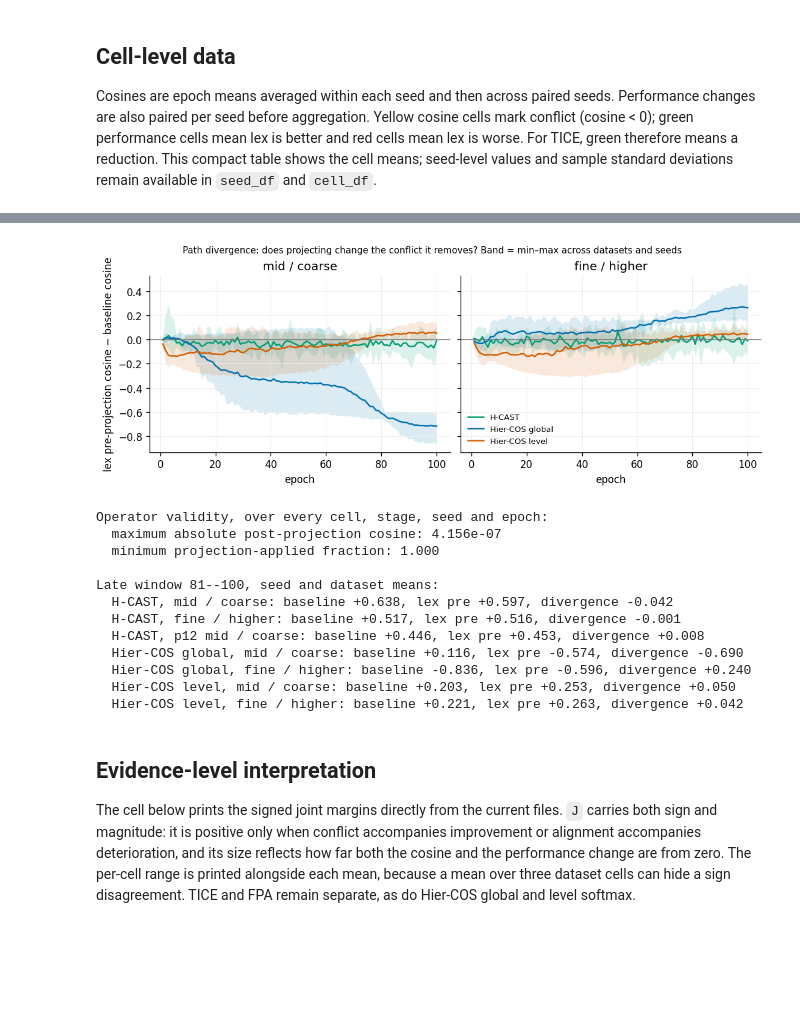
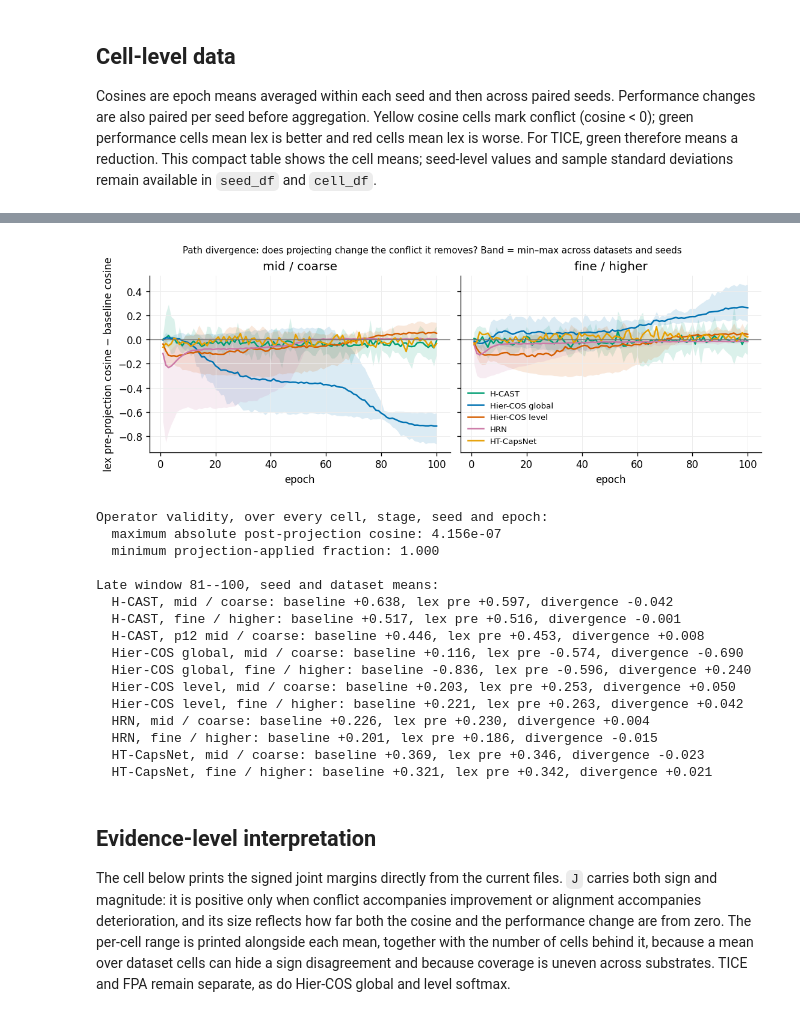
Before and after one commit to Gianma23/lexicographic_deep_learning_detailed_study, a Jupyter notebook: notebooks/lex_gradient_conflict.ipynb, the cells around one changed output, grey strips where cells are left out. Saved outputs shown, nothing was run; the diff lists cells and outputs as text; code cells hidden in the pictures; blank space fills up the shorter version.

```diff
--- a/notebooks/lex_gradient_conflict.ipynb
+++ b/notebooks/lex_gradient_conflict.ipynb
@@ -357,7 +427,7 @@ window_stage_style = {
     'fine / higher': {'color': '#D55E00', 'marker': 's'},
 }
 window_outcomes = {label: outcome_labels[label] for label in JOINT_RESPONSES}
-for substrate in ['H-CAST', 'Hier-COS global', 'Hier-COS level']:
+for substrate in substrate_order(sensitivity_view):
     substrate_rows = sensitivity_view[sensitivity_view['substrate'] == substrate]
     margin_limit = 1.1 * max(
         substrate_rows['max_joint_margin'].max(),
@@ -385,8 +455,7 @@ for substrate in ['H-CAST', 'Hier-COS global', 'Hier-COS level']:
         axis.set_ylim(-margin_limit, margin_limit)
         axis.set_ylabel('mean signed joint margin J (pp)')
         axis.set_xlabel('baseline-cosine epoch window')
-        scope_suffix = ' (package effect)' if substrate == 'H-CAST' else ''
-        axis.set_title(f'{substrate}{scope_suffix} — {response_label}')
+        axis.set_title(f'{substrate}{scope_suffix(substrate)} — {response_label}')
         axis.grid(axis='y', color='0.9', linewidth=0.7)
         axis.legend(frameon=False, title='band: min–max across dataset cells', title_fontsize=7)
         plt.show()
@@ -460,19 +533,22 @@ arm_style = {
     'baseline': {'color': '#0072B2', 'label': 'baseline run'},
     'lex_pre': {'color': '#D55E00', 'label': 'lex, pre-projection'},
 }
-dataset_order = ['CIFAR-100', 'CUB-200', 'Aircraft']
+dataset_order = sorted(DATASET_RANK, key=DATASET_RANK.get)
 stage_order = ['mid / coarse', 'fine / higher', 'p12 mid / coarse']
 
-for substrate in ['H-CAST', 'Hier-COS global', 'Hier-COS level']:
+for substrate in substrate_order(curves):
     substrate_curves = curves[curves['substrate'] == substrate]
     stages = [stage for stage in stage_order if stage in set(substrate_curves['stage'])]
+    # Only the datasets with a completed pair get a column, so a substrate with
+    # partial coverage is drawn narrower instead of showing empty panels.
+    datasets = [dataset for dataset in dataset_order if dataset in set(substrate_curves['dataset'])]
     figure, axes = plt.subplots(
-        len(stages), len(dataset_order),
-        figsize=(10.0, 2.35 * len(stages) + 0.5),
+        len(stages), len(datasets),
+        figsize=(3.4 * len(datasets) + 0.2, 2.35 * len(stages) + 0.5),
         sharex=True, sharey='row', squeeze=False, constrained_layout=True,
     )
     for row_index, stage in enumerate(stages):
-        for column_index, dataset in enumerate(dataset_order):
+        for column_index, dataset in enumerate(datasets):
             axis = axes[row_index][column_index]
             panel = substrate_curves[
                 (substrate_curves['stage'] == stage)
@@ -502,9 +578,8 @@ for substrate in ['H-CAST', 'Hier-COS global', 'Hier-COS level']:
                 axis.set_xlabel('epoch')
     handles, labels = axes[0][0].get_legend_handles_labels()
     figure.legend(handles, labels, loc='outside lower center', ncols=3, frameon=False, fontsize=8)
-    scope_suffix = ' (package effect)' if substrate == 'H-CAST' else ''
     figure.suptitle(
-        f'{substrate}{scope_suffix} — cosine trajectories; band = min–max across seeds',
+        f'{substrate}{scope_suffix(substrate)} — cosine trajectories; band = min–max across seeds',
         fontsize=10,
     )
     plt.show()
@@ -521,9 +598,13 @@ divergence_curves = trajectory_df.groupby(['substrate', 'stage', 'epoch']).agg(
 ).reset_index()
 
 shared_stages = ['mid / coarse', 'fine / higher']
+divergence_style = {
+    substrate: SUBSTRATE_STYLES[substrate]
+    for substrate in substrate_order(divergence_curves)
+}
 figure, axes = plt.subplots(1, 2, figsize=(9.2, 3.4), sharex=True, sharey=True, constrained_layout=True)
 for axis, stage in zip(axes, shared_stages):
-    for substrate, style in model_style.items():
+    for substrate, style in divergence_style.items():
         panel = divergence_curves[
             (divergence_curves['substrate'] == substrate)
             & (divergence_curves['stage'] == stage)
@@ -533,34 +614,34 @@ for axis, stage in zip(axes, shared_stages):
             color=style['color'], alpha=0.14, linewidth=0,
         )
         axis.plot(panel['epoch'], panel['mean_divergence'], color=style['color'],
                   linewidth=1.5, label=substrate)
     axis.axhline(0, color='0.45', linewidth=0.8)
     axis.set_title(stage)
     axis.set_xlabel('epoch')
     axis.grid(color='0.93', linewidth=0.6)
 axes[0].set_ylabel('lex pre-projection cosine − baseline cosine')
 axes[1].legend(frameon=False, fontsize=8)
 figure.suptitle(
     'Path divergence: does projecting change the conflict it removes? '
     'Band = min–max across datasets and seeds',
     fontsize=9,
 )
 plt.show()
 
 print('Operator validity, over every cell, stage, seed and epoch:')
 print(f'  maximum absolute post-projection cosine: {trajectory_df["lex_post_cos"].abs().max():.3e}')
 print(f'  minimum projection-applied fraction: {trajectory_df["projection_applied"].min():.3f}')
 
 late_rows = trajectory_df[trajectory_df['epoch'].between(*EPOCH_WINDOW)]
 print(f'\nLate window {EPOCH_WINDOW[0]}--{EPOCH_WINDOW[1]}, seed and dataset means:')
 for (substrate, stage), rows in late_rows.groupby(['substrate', 'stage'], sort=False):
     print(
         f'  {substrate}, {stage}: baseline {rows["baseline_cos"].mean():+.3f}, '
         f'lex pre {rows["lex_pre_cos"].mean():+.3f}, '
         f'divergence {rows["path_divergence"].mean():+.3f}'
     )
 # %% [output]
-[figure, old version]
+[figure, new version]
 Operator validity, over every cell, stage, seed and epoch:
   maximum absolute post-projection cosine: 4.156e-07
   minimum projection-applied fraction: 1.000
@@ -573,10 +654,14 @@ Late window 81--100, seed and dataset means:
   Hier-COS global, fine / higher: baseline -0.836, lex pre -0.596, divergence +0.240
   Hier-COS level, mid / coarse: baseline +0.203, lex pre +0.253, divergence +0.050
   Hier-COS level, fine / higher: baseline +0.221, lex pre +0.263, divergence +0.042
+  HRN, mid / coarse: baseline +0.226, lex pre +0.230, divergence +0.004
+  HRN, fine / higher: baseline +0.201, lex pre +0.186, divergence -0.015
+  HT-CapsNet, mid / coarse: baseline +0.369, lex pre +0.346, divergence -0.023
+  HT-CapsNet, fine / higher: baseline +0.321, lex pre +0.342, divergence +0.021
 # %% [markdown]
 ## Evidence-level interpretation
 
-The cell below prints the signed joint margins directly from the current files. `J` carries both sign and magnitude: it is positive only when conflict accompanies improvement or alignment accompanies deterioration, and its size reflects how far both the cosine and the performance change are from zero. The per-cell range is printed alongside each mean, because a mean over three dataset cells can hide a sign disagreement. TICE and FPA remain separate, as do Hier-COS global and level softmax.
+The cell below prints the signed joint margins directly from the current files. `J` carries both sign and magnitude: it is positive only when conflict accompanies improvement or alignment accompanies deterioration, and its size reflects how far both the cosine and the performance change are from zero. The per-cell range is printed alongside each mean, together with the number of cells behind it, because a mean over dataset cells can hide a sign disagreement and because coverage is uneven across substrates. TICE and FPA remain separate, as do Hier-COS global and level softmax.
 # %%
 print('Signed joint margin J = -baseline cosine × performance improvement; positive supports the hypothesis')
 for outcome in outcome_specs:
```
Also changed, not shown: parts of 12 cells of this notebook, 29 other files.
